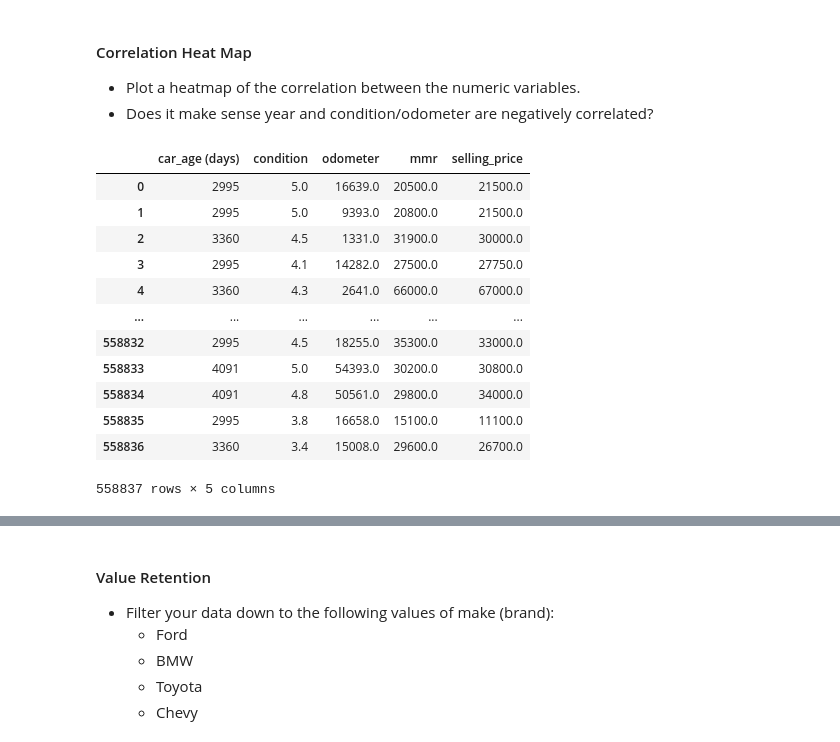
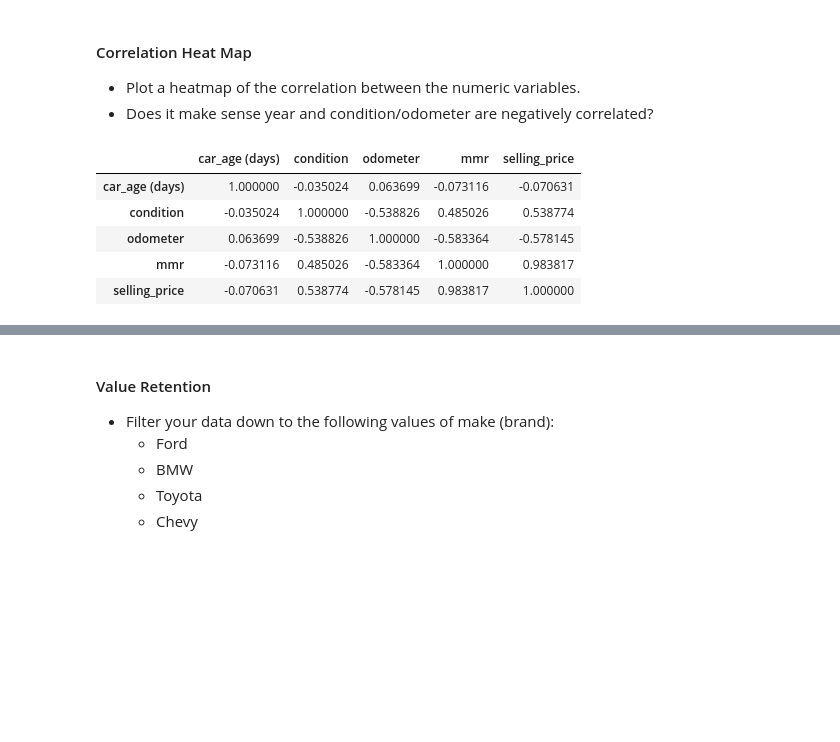
Before and after one commit to MeetPatel89/car_sales_analysis, a Jupyter notebook: notebook.ipynb, the cells around one changed output, grey strips where cells are left out. Drawn from its saved outputs; the diff is of its cells as text; code cells hidden in the pictures; blank space fills up the shorter version.

```diff
--- a/notebook.ipynb
+++ b/notebook.ipynb
@@ -135,19 +135,13 @@ sns.pairplot(
 - Plot a heatmap of the correlation between the numeric variables.
 - Does it make sense year and condition/odometer are negatively correlated?
 # %%
-new_df = pd.read_sql(read_contents(rf"{ROOT_DIR}/sql/corr_vars.sql"), sqlConn.get_sql_engine())
-new_df
+# get correlation matrix for numeric columns in dataframe
+df_corr = pd.read_sql(read_contents(rf"{ROOT_DIR}/sql/corr_vars.sql"), sqlConn.get_sql_engine()).corr()
+df_corr
 # %% [output]
 |  | car_age (days) | condition | odometer | mmr | selling_price |
-| 0 | 2995 | 5.0 | 16639.0 | 20500.0 | 21500.0 |
-| 1 | 2995 | 5.0 | 9393.0 | 20800.0 | 21500.0 |
-| 2 | 3360 | 4.5 | 1331.0 | 31900.0 | 30000.0 |
-| 3 | 2995 | 4.1 | 14282.0 | 27500.0 | 27750.0 |
-| 4 | 3360 | 4.3 | 2641.0 | 66000.0 | 67000.0 |
-| ... | ... | ... | ... | ... | ... |
-| 558832 | 2995 | 4.5 | 18255.0 | 35300.0 | 33000.0 |
-| 558833 | 4091 | 5.0 | 54393.0 | 30200.0 | 30800.0 |
-| 558834 | 4091 | 4.8 | 50561.0 | 29800.0 | 34000.0 |
-| 558835 | 2995 | 3.8 | 16658.0 | 15100.0 | 11100.0 |
-| 558836 | 3360 | 3.4 | 15008.0 | 29600.0 | 26700.0 |
+| car_age (days) | 1.000000 | -0.035024 | 0.063699 | -0.073116 | -0.070631 |
+| condition | -0.035024 | 1.000000 | -0.538826 | 0.485026 | 0.538774 |
+| odometer | 0.063699 | -0.538826 | 1.000000 | -0.583364 | -0.578145 |
+| mmr | -0.073116 | 0.485026 | -0.583364 | 1.000000 | 0.983817 |
+| selling_price | -0.070631 | 0.538774 | -0.578145 | 0.983817 | 1.000000 |
-558837 rows × 5 columns
```
Also changed, not shown: parts of 10 cells of this notebook, 1 other file.
